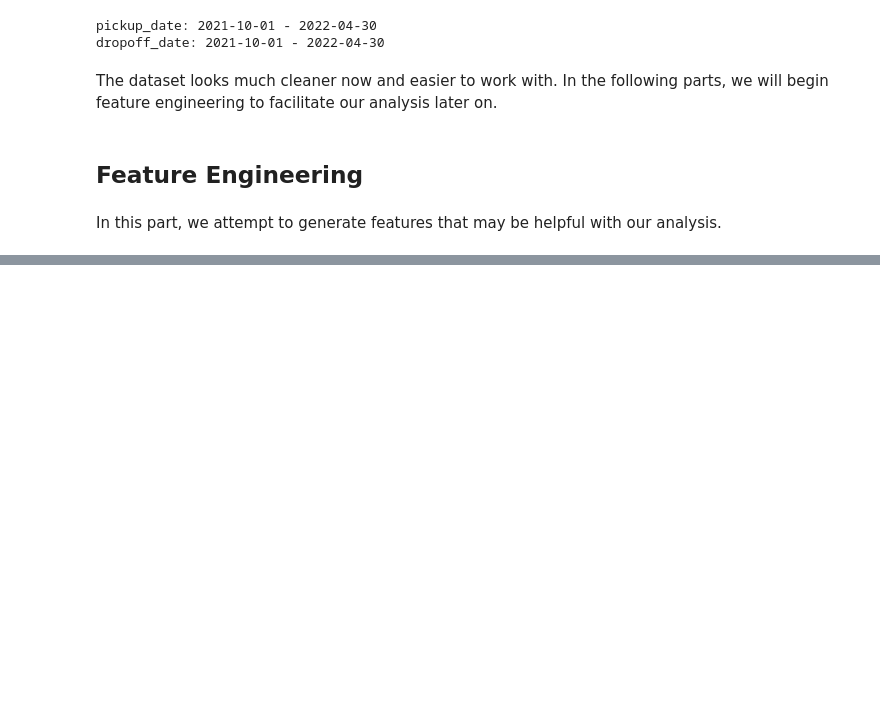
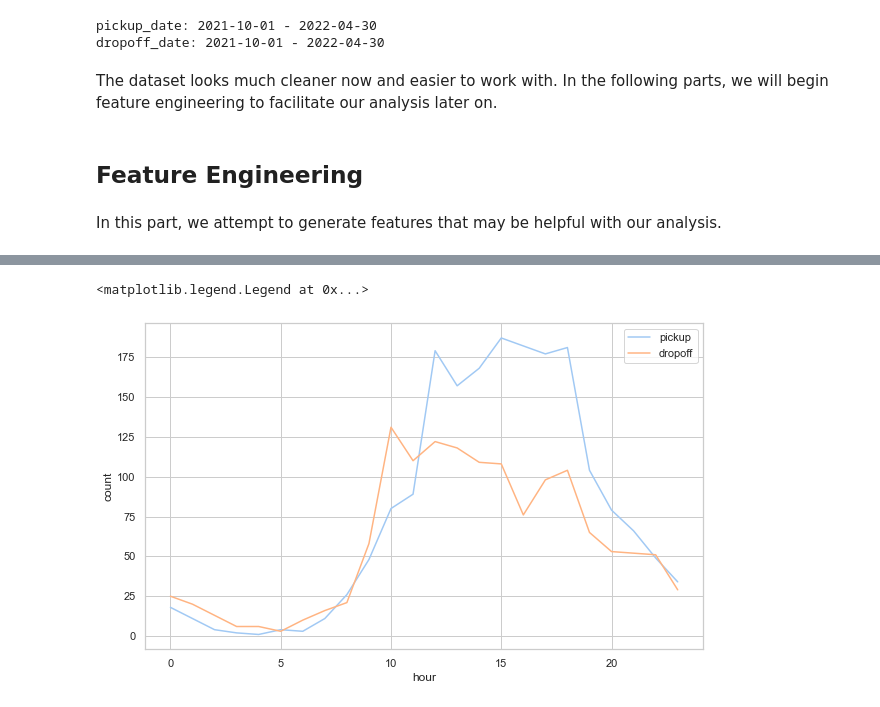
Before and after one commit to MuzhiRo/mast30034-project-1-olivertan1999, a Jupyter notebook: notebooks/Preprocess.ipynb, the cells around one changed output, grey strips where cells are left out. Saved outputs shown, nothing was run; the diff lists cells and outputs as text; code cells hidden in the pictures; blank space fills up the shorter version.

```diff
--- a/notebooks/Preprocess.ipynb
+++ b/notebooks/Preprocess.ipynb
@@ -324,0 +343,6 @@ sns.lineplot('hour', 'count', data=one_day_wtc_pickup_demand)
+# %%
+one_day_cp_pickup_demand = aggs_pickup.where((func.col('pu_location_id') == 43) &
+                                              (func.col('date') == '2022-03-19')).toPandas()
+
+one_day_cp_dropoff_demand = aggs_dropoff.where((func.col('do_location_id') == 43) &
+                                                (func.col('date') == '2022-03-19')).toPandas()
@@ -324,0 +372,3 @@ sns.lineplot('hour', 'count', data=one_day_wtc_pickup_demand)
+# %%
+df_cp_pu = one_day_cp_pickup_demand.groupby('hour').agg({'count':'sum'}).reset_index()
+df_cp_do = one_day_cp_dropoff_demand.groupby('hour').agg({'count':'sum'}).reset_index()
@@ -325,2 +383,10 @@ sns.lineplot('hour', 'count', data=one_day_wtc_pickup_demand)
+# %%
+fig, ax = plt.subplots()
+sns.lineplot(x='hour', y='count', data=df_cp_pu, ax=ax)
+sns.lineplot(x='hour', y='count', data=df_cp_do, ax=ax)
+ax.legend(['pickup','dropoff'])
+# %% [output]
+<matplotlib.legend.Legend at 0x...>
+[figure, added]
 # %%
 sns.lineplot('hour', 'count', data=one_day_wtc_dropoff_demand)
```
Also changed, not shown: parts of 27 cells of this notebook, 1 other file.
